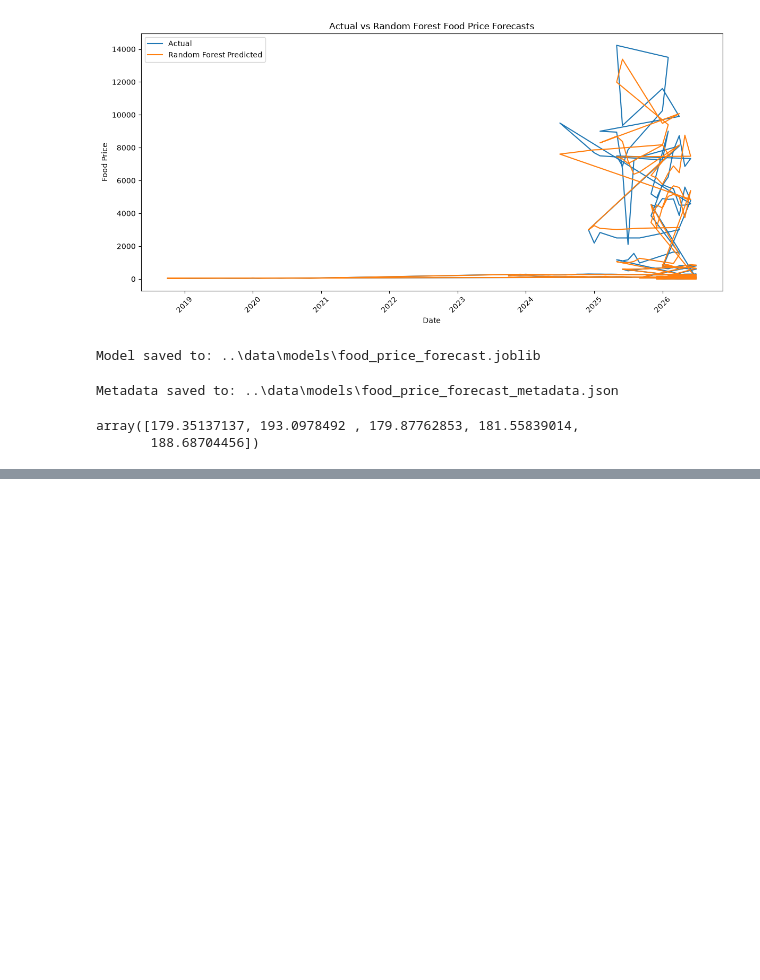
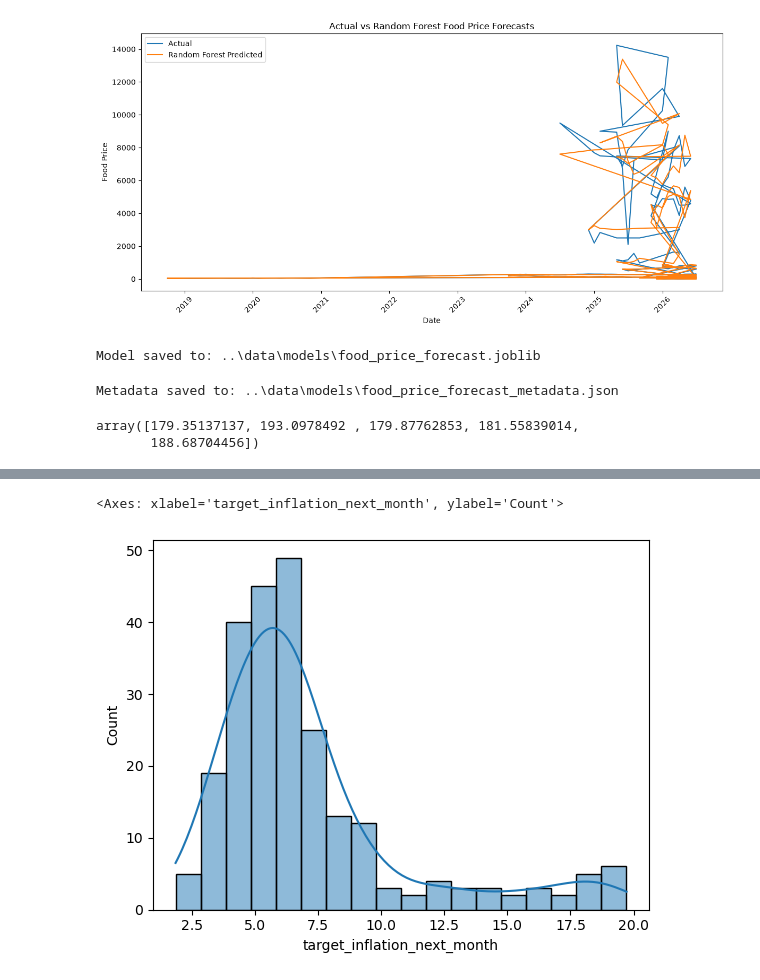
Before and after one commit to moringacapstone-g5/EconIQ, a Jupyter notebook: notebooks/food_price_forecasting.ipynb, the cells around one changed output, grey strips where cells are left out. Saved outputs shown, nothing was run; the diff lists cells and outputs as text; code cells hidden in the pictures; blank space fills up the shorter version.

Commit message:
Add inflation forecasting model

```diff
--- a/notebooks/food_price_forecasting.ipynb
+++ b/notebooks/food_price_forecasting.ipynb
@@ -2100,0 +2098,2 @@ array([179.35137137, 193.0978492 , 179.87762853, 181.55839014,
+# %%
+df = pd.read_csv(r"C:\Users\ADMIN\OneDrive\Desktop\capstone\EconIQ\macro_inflation_forecast.csv")
@@ -2100,0 +2144,5 @@ array([179.35137137, 193.0978492 , 179.87762853, 181.55839014,
+# %%
+sns.histplot(df['target_inflation_next_month'], kde=True)
+# %% [output]
+<Axes: xlabel='target_inflation_next_month', ylabel='Count'>
+[figure, added]
```
Also changed, not shown: parts of 28 cells of this notebook, 5 other files.
